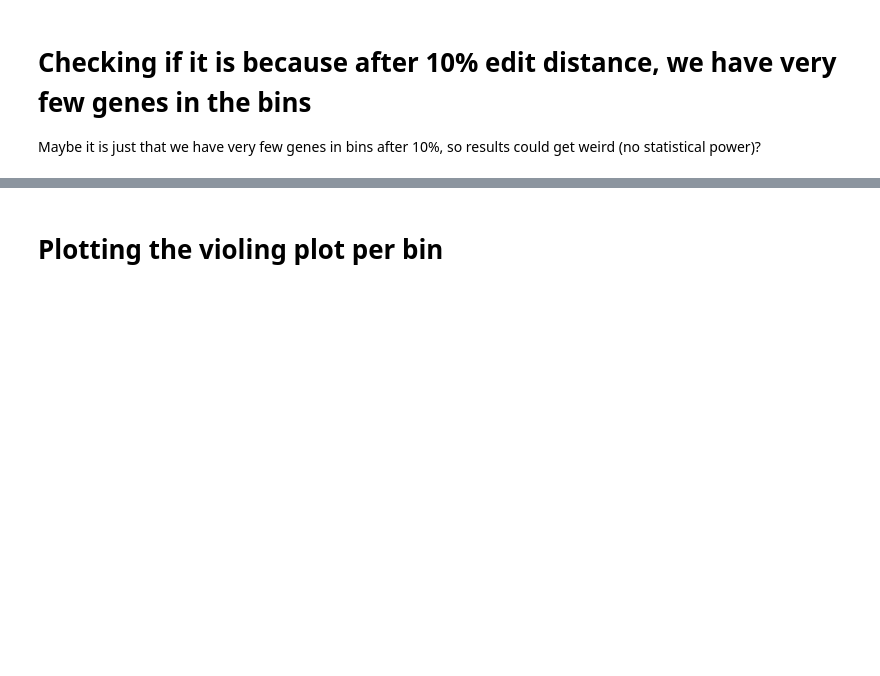
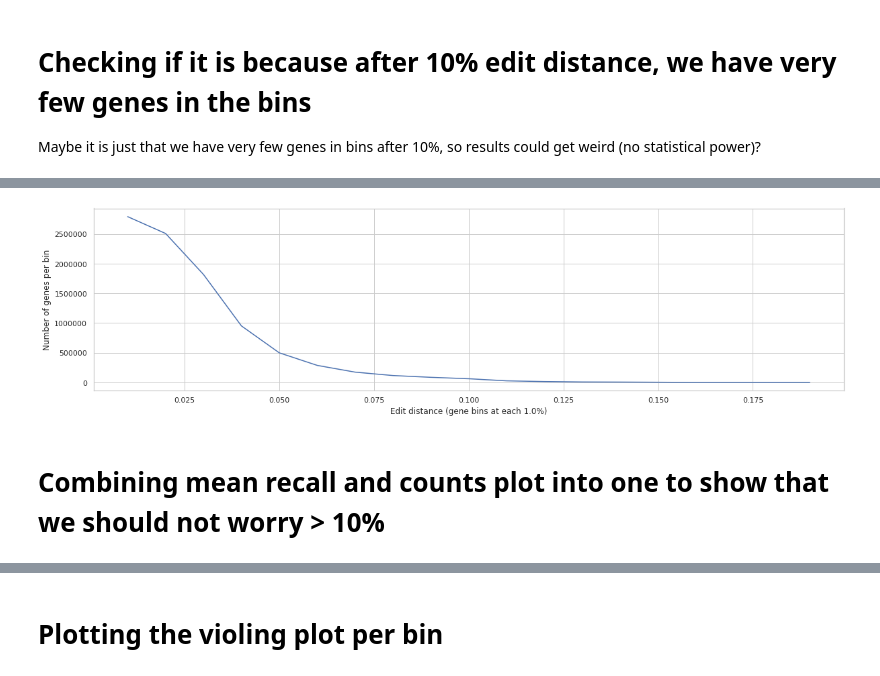
Before and after one commit to leoisl/pandora_gene_distance, a Jupyter notebook: notebooks/eda.ipynb, the cells around one changed output, grey strips where cells are left out. Cells and saved outputs as stored; diff of their text form; code cells hidden in the pictures; blank space fills up the shorter version.

```diff
--- a/notebooks/eda.ipynb
+++ b/notebooks/eda.ipynb
@@ -124,0 +118,6 @@ plot_lineplot_mean_recall_in_genes_in_several_bins(df, 1, step=0.010)
+# %%
+plot_lineplot_count_genes_in_several_bins(df_with_step_001, step=0.01)
+# %% [output]
+[figure, added]
+# %% [markdown]
+# Combining mean recall and counts plot into one to show that we should not worry > 10%
```
Also changed, not shown: parts of 25 cells of this notebook.
